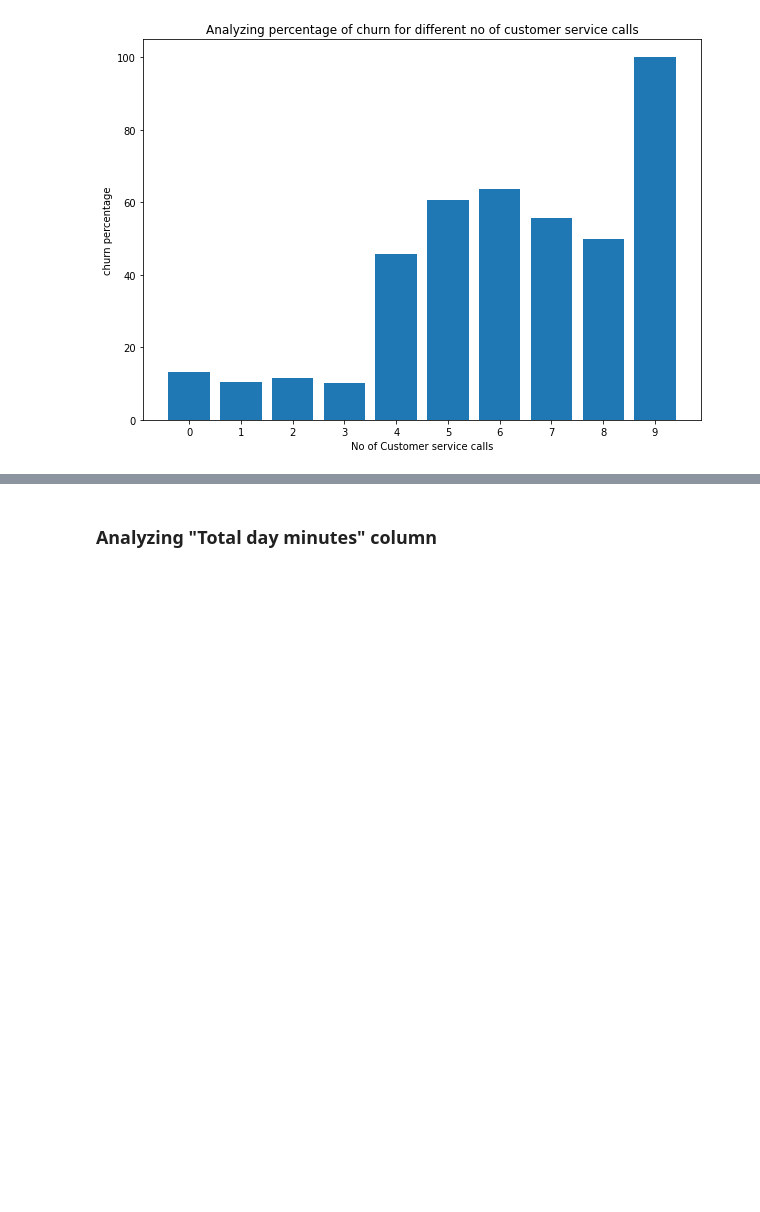
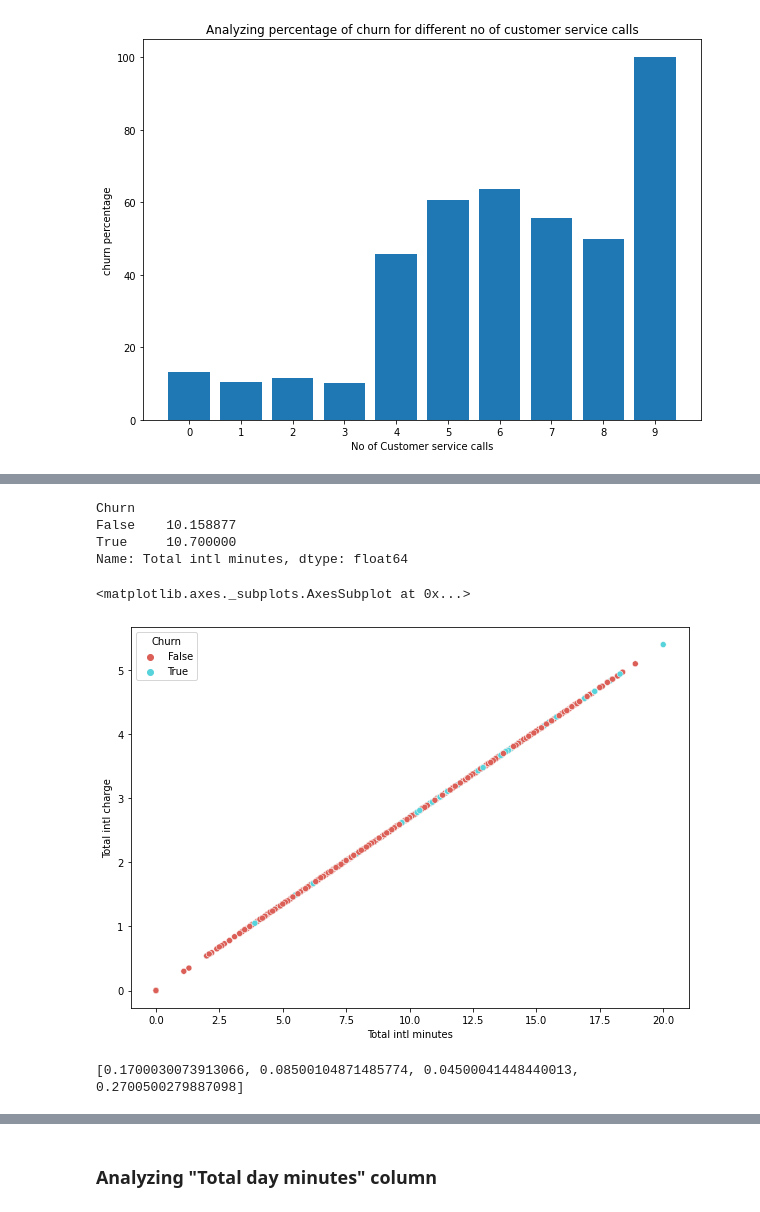
Before and after one commit to rushikeshjagatap85/EDA--Capstone-project, a Jupyter notebook: Rushikesh_Telecom_Churn_Analysis_Capstone_Project.ipynb, the cells around one changed output, grey strips where cells are left out. Cells and saved outputs as stored; diff of their text form; code cells hidden in the pictures; blank space fills up the shorter version.

```diff
--- a/Rushikesh_Telecom_Churn_Analysis_Capstone_Project.ipynb
+++ b/Rushikesh_Telecom_Churn_Analysis_Capstone_Project.ipynb
@@ -450,0 +544,14 @@ plt.show()
+# %%
+#Print the mean value of churned and not churned customer
+print(df.groupby(["Churn"])['Total intl minutes'].mean())
+# %% [output]
+Churn
+False    10.158877
+True     10.700000
+Name: Total intl minutes, dtype: float64
+# %%
+#show the relation using scatter plot
+sns.scatterplot(x="Total intl minutes", y="Total intl charge", hue="Churn", data=df,palette='hls')
+# %% [output]
+<matplotlib.axes._subplots.AxesSubplot at 0x...>
+[figure, added]
@@ -450,0 +564,4 @@ plt.show()
+# %%
+print([day_charge_perm,eve_charge_perm,night_charge_perm,int_charge_perm])
+# %% [output]
+[0.1700030073913066, 0.08500104871485774, 0.04500041448440013, 0.2700500279887098]
```
Also changed, not shown: parts of 16 cells of this notebook.
